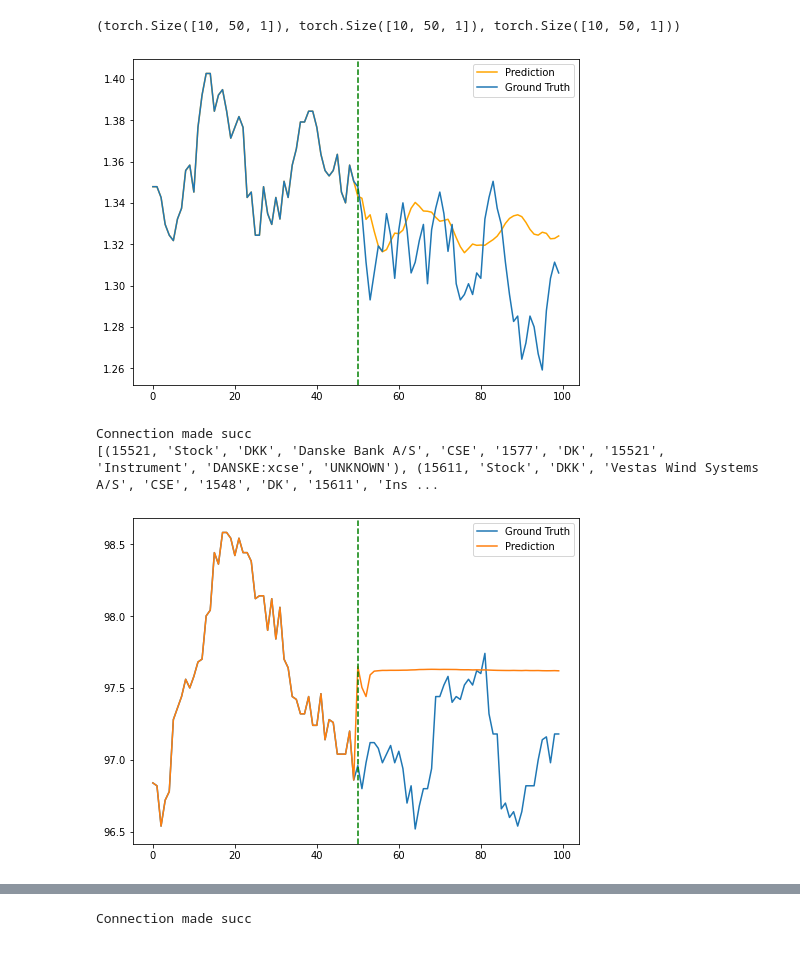
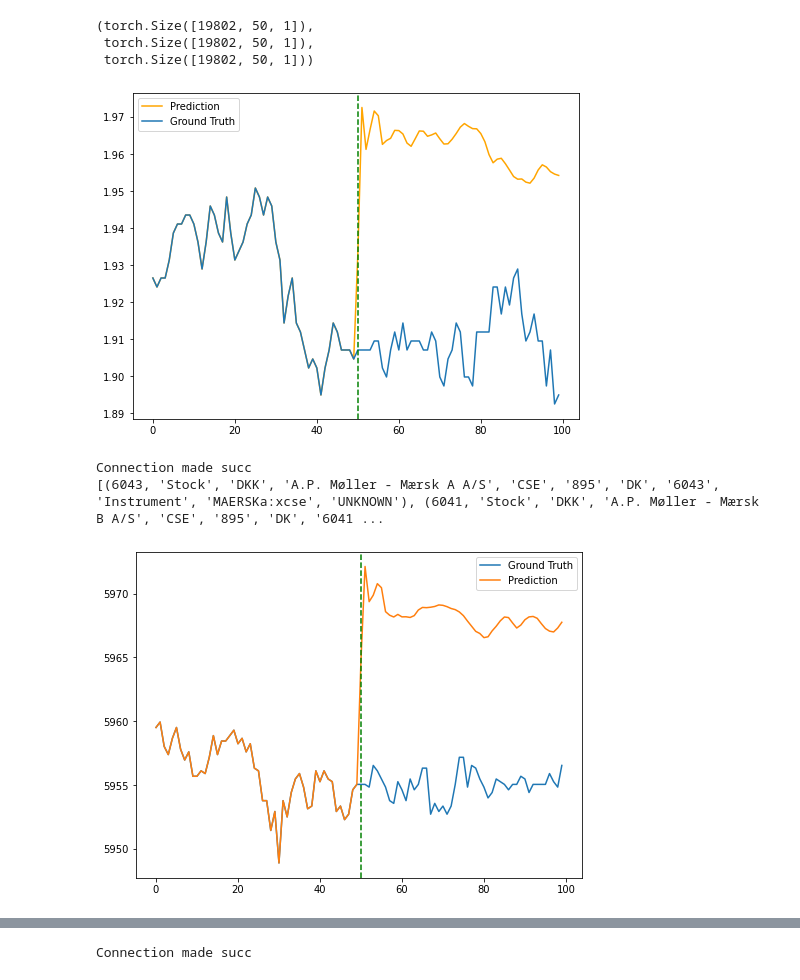
Before and after one commit to Biksbois/BiksStonks, a Jupyter notebook: Forcasting_Models/LSTM/Seq2Seq(Attention).ipynb, the cells around one changed output, grey strips where cells are left out. Saved outputs shown, nothing was run; the diff lists cells and outputs as text; code cells hidden in the pictures.

```diff
--- a/Forcasting_Models/LSTM/Seq2Seq(Attention).ipynb
+++ b/Forcasting_Models/LSTM/Seq2Seq(Attention).ipynb
@@ -76,6 +76,11 @@ def GetSingleStockDF():
     dbAccess = DatasetAccess()
     comp = dbAccess.getNcompanies(2)
     return dbAccess.getStockDFFromCompany(comp, column="close")
+
+def GetStocks(n):
+    dbAccess = DatasetAccess()
+    comp = dbAccess.getNcompanies(n)
+    return dbAccess.getStockDFFromCompany(comp, column="close")
 # %%
 def make_batch():
     replica_input = train
@@ -176,7 +181,7 @@ class Attention(nn.Module):
     def get_att_score(self, dec_output, enc_output):  # enc_outputs [batch_size, num_directions(=1) * n_hidden]
         score = self.attn(enc_output)  # score : [batch_size, n_hidden]
 
-        return scores #torch.dot(dec_output.view(-1), score.view(-1))  # inner product make scalar value
+        return score #torch.dot(dec_output.view(-1), score.view(-1))  # inner product make scalar value
 # %%
 from itertools import islice
 
@@ -188,6 +193,22 @@ def window1(seq, n=2):
     for elem in it:
         result = result[1:] + (elem,)
         yield result
+
+def getBigData():
+    stocks = []
+    for stock in GetStocks(10):
+        stocks.append(np.array(stock[:5000]).flatten())
+
+    WindowedStocks = []
+    for stock in stocks:
+        WindowedStocks.append(window1(stock, PointSize))
+
+    result = []
+    for window in WindowedStocks:
+        for i in window:
+            result.append(i)
+
+    return result
 
 def getData():
     a = np.array(GetSingleStockDF()[1][:10000]).flatten()
@@ -203,5 +224,6 @@ def getData():
             actual.append(window)
     return actual
 cd = getData()
+bd = getBigData()
 # %% [output]
 Connection made succ
@@ -214,7 +260,9 @@ if __name__ == '__main__':
     n_hidden = 128 # number of hidden units in one cell
     n_class = 1
     PointSize = 100
-    closingData = np.array(cd)
+    closingData = np.array(getBigData())
+    print("CD", np.array(cd))
+    print("BD", closingData)
     closingData = (closingData - closingData.mean()) / closingData.std()
     train = [d[:50] for d in closingData]
     target = [d[50:] for d in closingData]
@@ -274,26 +332,29 @@ Epoch: 0045 MSE = 0.005109
 # %%
 input_batch.shape, output_batch.shape, target_batch.shape
 # %% [output]
-(torch.Size([10, 50, 1]), torch.Size([10, 50, 1]), torch.Size([10, 50, 1]))
+(torch.Size([19802, 50, 1]),
+ torch.Size([19802, 50, 1]),
+ torch.Size([19802, 50, 1]))
 # %%
-idx = 150
+idx = 550
+
 # plot graph
 y_ground = np.concatenate((input_batch[idx].reshape(-1), target_batch[idx].reshape(-1)), 0)
 model.eval()
 hidden = torch.zeros(num_layers, 1, n_hidden)
 y_pred = model(input_batch[idx].unsqueeze(0), hidden, input_batch[idx].unsqueeze(0))[0].detach().numpy().reshape(-1)
 y_pred = np.concatenate((input_batch[idx].reshape(-1), y_pred), 0)
 
 # plot graph
 fig, ax = plt.subplots(1, 1, figsize=(8, 6))
 ax.plot(y_pred, label='Prediction', c="orange")
 ax.plot(y_ground, label='Ground Truth')
 # plt add v line at 50
 ax.axvline(50, color='green', linestyle='--')
 ax.legend()
 plt.show()
 # %% [output]
-[figure, old version]
+[figure, new version]
 # %%
 closingData = GetSingleStockDF()[1][:1000].values
 # re scale data
@@ -309,8 +370,8 @@ ax.legend()
 plt.show()
 # %% [output]
 Connection made succ
-[(15521, 'Stock', 'DKK', 'Danske Bank A/S', 'CSE', '1577', 'DK', '15521', 'Instrument', 'DANSKE:xcse', 'UNKNOWN'), (15611, 'Stock', 'DKK', 'Vestas Wind Systems A/S', 'CSE', '1548', 'DK', '15611', 'Ins ...
+[(6043, 'Stock', 'DKK', 'A.P. Møller - Mærsk A A/S', 'CSE', '895', 'DK', '6043', 'Instrument', 'MAERSKa:xcse', 'UNKNOWN'), (6041, 'Stock', 'DKK', 'A.P. Møller - Mærsk B A/S', 'CSE', '895', 'DK', '6041 ...
-[figure, old version]
+[figure, new version]
 # %%
 closingData.mean(), closingData.var()
 # %% [output]
```
Also changed, not shown: parts of 10 cells of this notebook, 2 other files.
